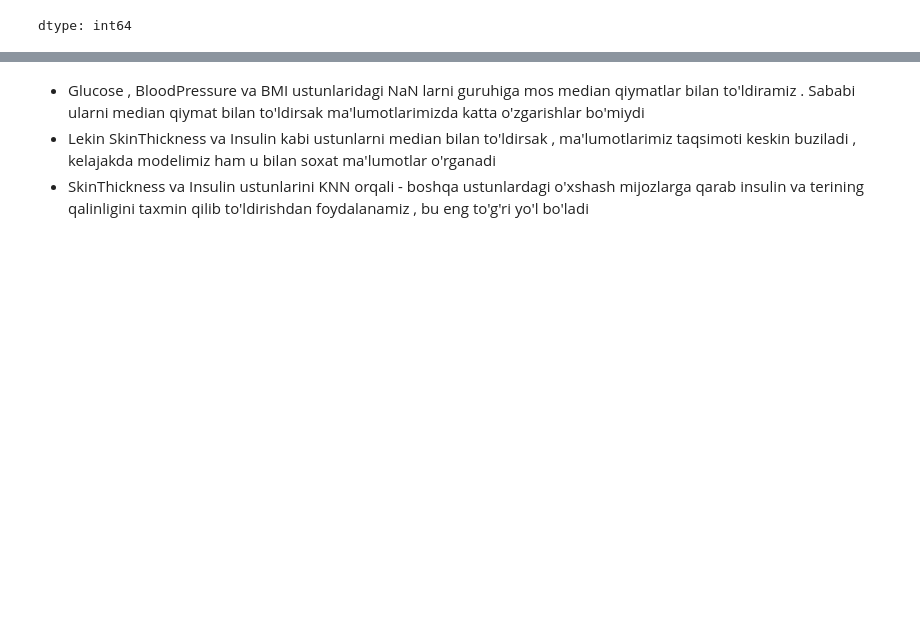
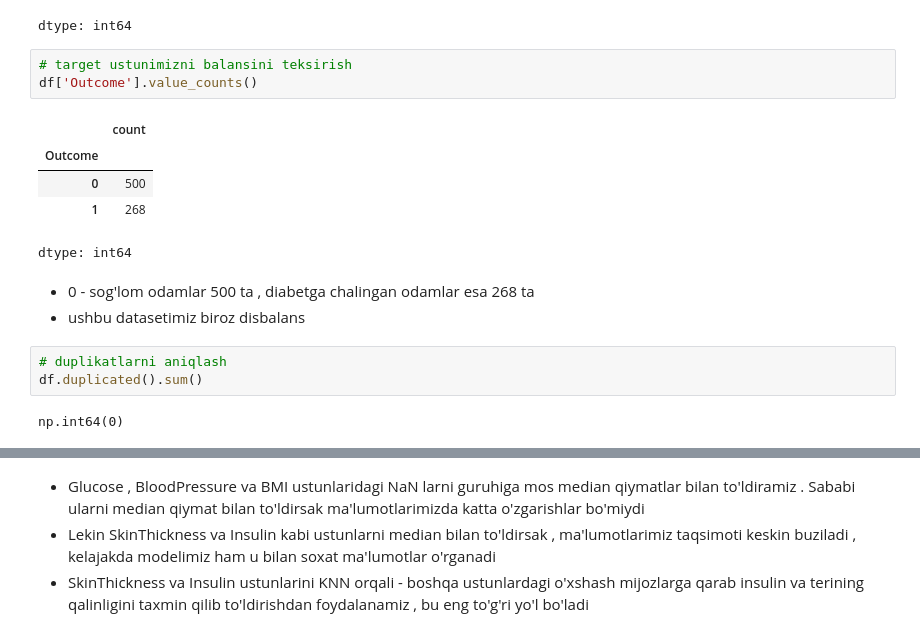
Before and after one commit to izzat-ai/learning-ai, a Jupyter notebook: projects/diabet_project/diabetes_project.ipynb, the cells around one changed output, grey strips where cells are left out. Cells and saved outputs as stored; diff of their text form; blank space fills up the shorter version.

```diff
--- a/projects/diabet_project/diabetes_project.ipynb
+++ b/projects/diabet_project/diabetes_project.ipynb
@@ -124,3 +124,20 @@ df.isnull().sum()
 | Age | 0 |
 | Outcome | 0 |
 dtype: int64
+# %%
+# target ustunimizni balansini teksirish
+df['Outcome'].value_counts()
+# %% [output]
+|  | count |
+| Outcome |  |
+| 0 | 500 |
+| 1 | 268 |
+dtype: int64
+# %% [markdown]
+- 0 - sog'lom odamlar 500 ta , diabetga chalingan odamlar esa 268 ta
+- ushbu datasetimiz biroz disbalans
+# %%
+# duplikatlarni aniqlash
+df.duplicated().sum()
+# %% [output]
+np.int64(0)
```
Also changed, not shown: parts of 12 cells of this notebook.
